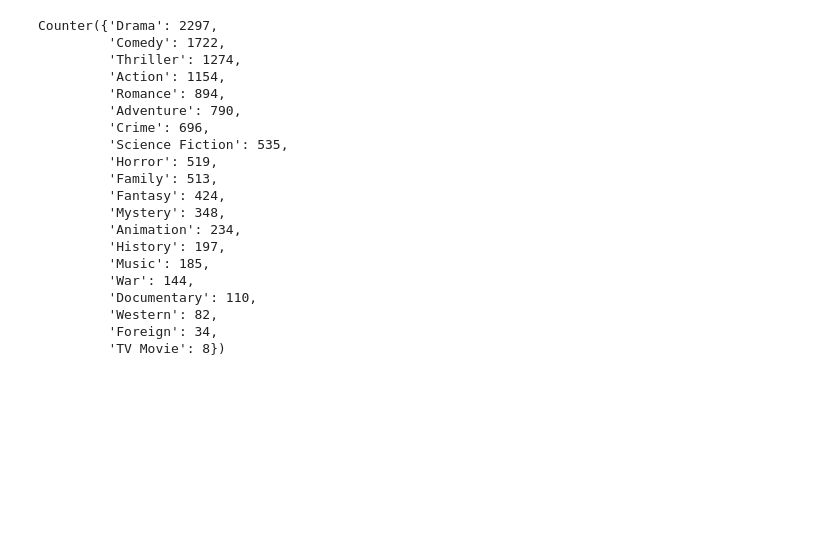
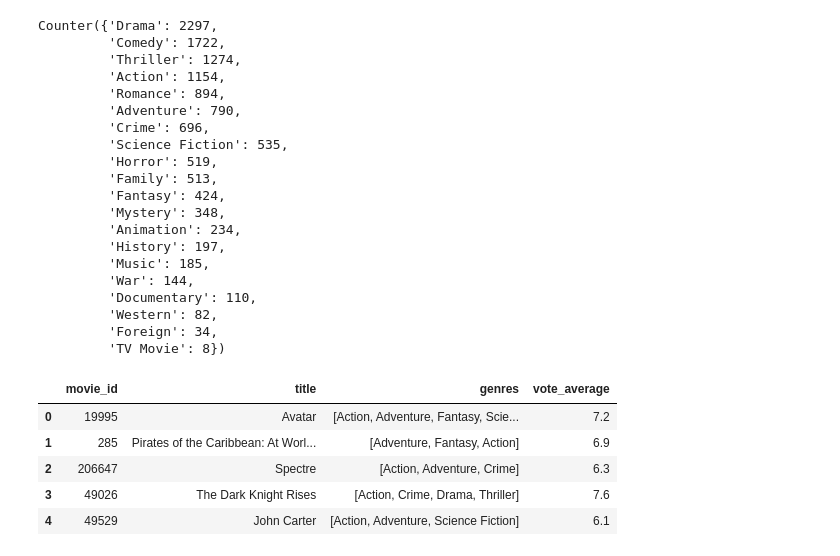
Before and after one commit to Sarani18/Movie-Recommendation-System, a Jupyter notebook: project/app/coldstart.ipynb, the cells around one changed output. Drawn from its saved outputs; the diff is of its cells as text; code cells hidden in the pictures; blank space fills up the shorter version.

```diff
--- a/project/app/coldstart.ipynb
+++ b/project/app/coldstart.ipynb
@@ -131,3 +139,12 @@ Counter({'Drama': 2297,
          'Western': 82,
          'Foreign': 34,
          'TV Movie': 8})
+# %%
+movies.head()
+# %% [output]
+|  | movie_id | title | genres | vote_average |
+| 0 | 19995 | Avatar | [Action, Adventure, Fantasy, Scie... | 7.2 |
+| 1 | 285 | Pirates of the Caribbean: At Worl... | [Adventure, Fantasy, Action] | 6.9 |
+| 2 | 206647 | Spectre | [Action, Adventure, Crime] | 6.3 |
+| 3 | 49026 | The Dark Knight Rises | [Action, Crime, Drama, Thriller] | 7.6 |
+| 4 | 49529 | John Carter | [Action, Adventure, Science Fiction] | 6.1 |
```
Also changed, not shown: parts of 7 cells of this notebook, 3 other files.
